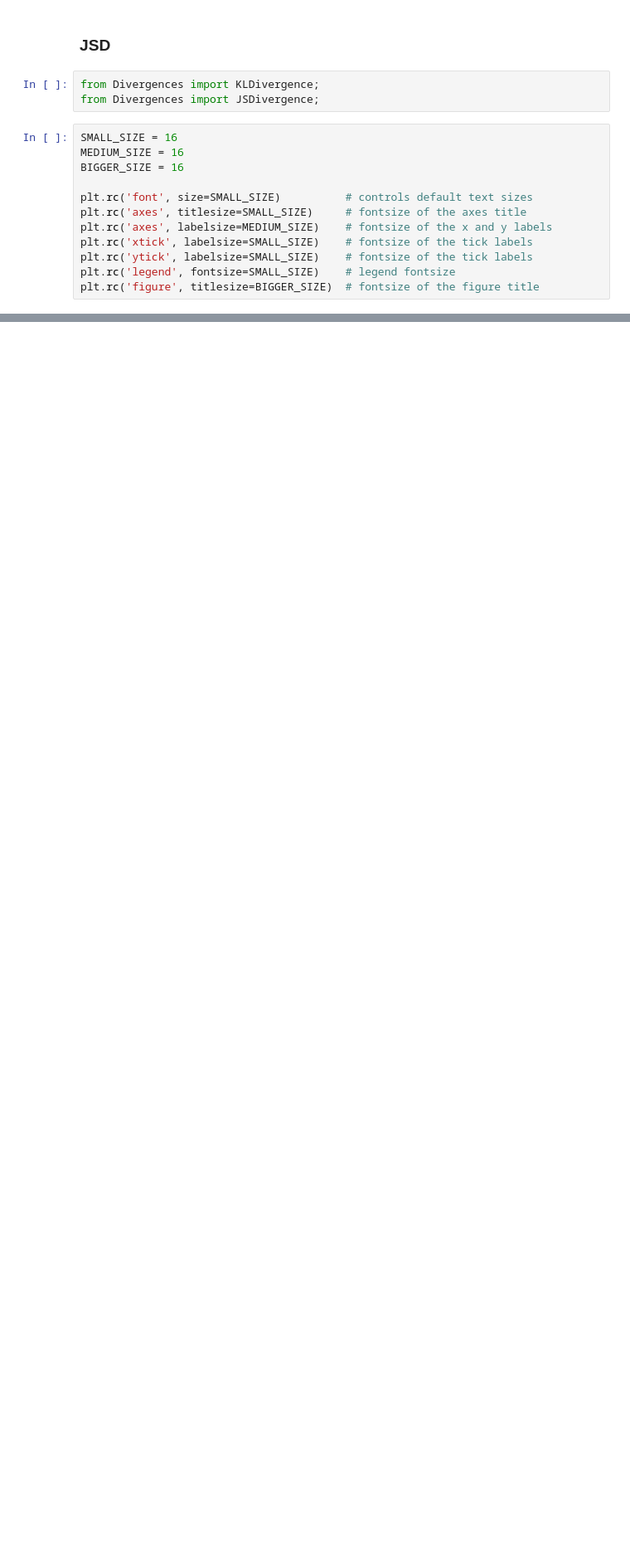
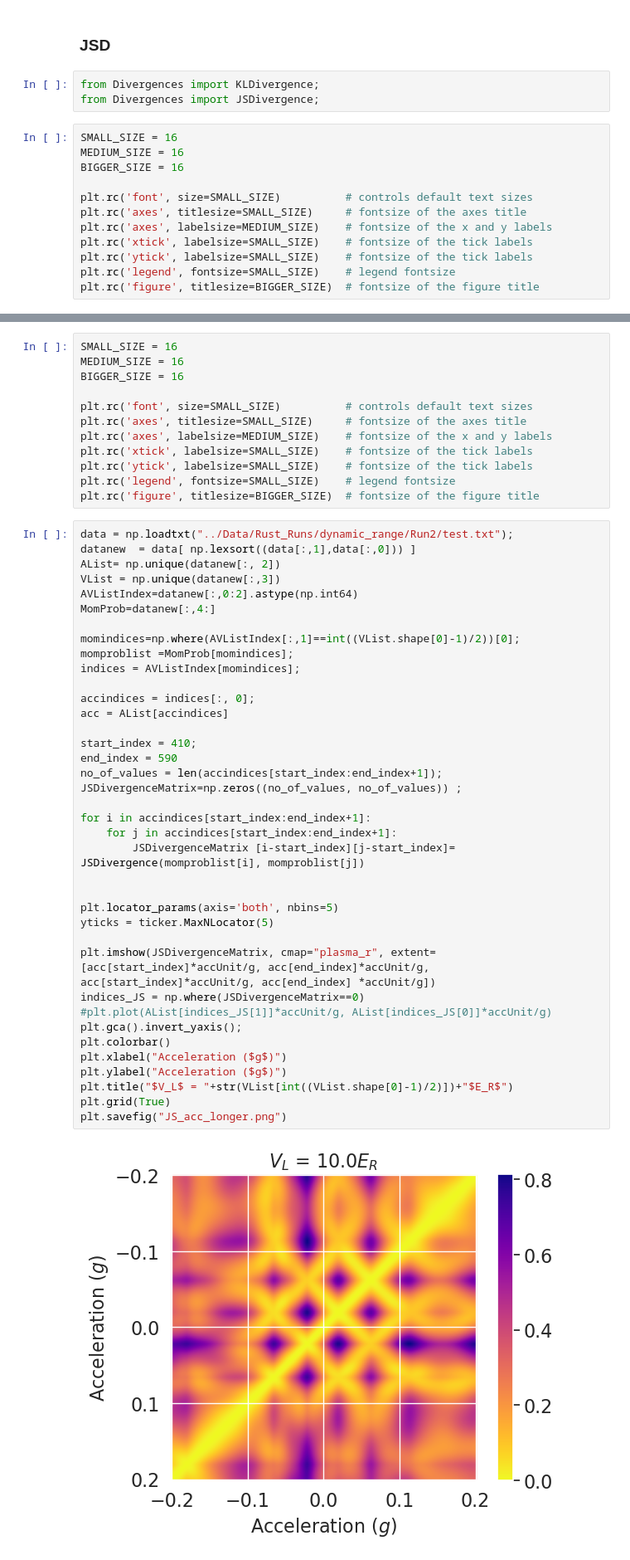
Before and after one commit to rootware/lattice_evolution, a Jupyter notebook: Python/Paper_Plots.ipynb, the cells around one changed output, grey strips where cells are left out. Shown at 83% size. Cells and saved outputs as stored; diff of their text form; blank space fills up the shorter version.

```diff
--- a/Python/Paper_Plots.ipynb
+++ b/Python/Paper_Plots.ipynb
@@ -264,0 +382,52 @@ Text(0.5, 1.0, 'Normalized CFI and JSD for different acceleration')
+# %%
+SMALL_SIZE = 16
+MEDIUM_SIZE = 16
+BIGGER_SIZE = 16
+
+plt.rc('font', size=SMALL_SIZE)          # controls default text sizes
+plt.rc('axes', titlesize=SMALL_SIZE)     # fontsize of the axes title
+plt.rc('axes', labelsize=MEDIUM_SIZE)    # fontsize of the x and y labels
+plt.rc('xtick', labelsize=SMALL_SIZE)    # fontsize of the tick labels
+plt.rc('ytick', labelsize=SMALL_SIZE)    # fontsize of the tick labels
+plt.rc('legend', fontsize=SMALL_SIZE)    # legend fontsize
+plt.rc('figure', titlesize=BIGGER_SIZE)  # fontsize of the figure title
+# %%
+data = np.loadtxt("../Data/Rust_Runs/dynamic_range/Run2/test.txt");
+datanew  = data[ np.lexsort((data[:,1],data[:,0])) ]
+AList= np.unique(datanew[:, 2])
+VList = np.unique(datanew[:,3])
+AVListIndex=datanew[:,0:2].astype(np.int64)
+MomProb=datanew[:,4:]
+
+momindices=np.where(AVListIndex[:,1]==int((VList.shape[0]-1)/2))[0];
+momproblist =MomProb[momindices];
+indices = AVListIndex[momindices];
+
+accindices = indices[:, 0];
+acc = AList[accindices]
+
+start_index = 410;
+end_index = 590
+no_of_values = len(accindices[start_index:end_index+1]);
+JSDivergenceMatrix=np.zeros((no_of_values, no_of_values)) ;
+
+for i in accindices[start_index:end_index+1]:
+    for j in accindices[start_index:end_index+1]:
+        JSDivergenceMatrix [i-start_index][j-start_index]= JSDivergence(momproblist[i], momproblist[j])
+
+
+plt.locator_params(axis='both', nbins=5)
+yticks = ticker.MaxNLocator(5)
+
+plt.imshow(JSDivergenceMatrix, cmap="plasma_r", extent=[acc[start_index]*accUnit/g, acc[end_index]*accUnit/g, acc[start_index]*accUnit/g, acc[end_index] *accUnit/g])
+indices_JS = np.where(JSDivergenceMatrix==0)
+#plt.plot(AList[indices_JS[1]]*accUnit/g, AList[indices_JS[0]]*accUnit/g)
+plt.gca().invert_yaxis();
+plt.colorbar()
+plt.xlabel("Acceleration ($g$)")
+plt.ylabel("Acceleration ($g$)")
+plt.title("$V_L$ = "+str(VList[int((VList.shape[0]-1)/2)])+"$E_R$")
+plt.grid(True)
+plt.savefig("JS_acc_longer.png")
+# %% [output]
+[figure, added]
```
Also changed, not shown: parts of 8 cells of this notebook, 4 other files.
